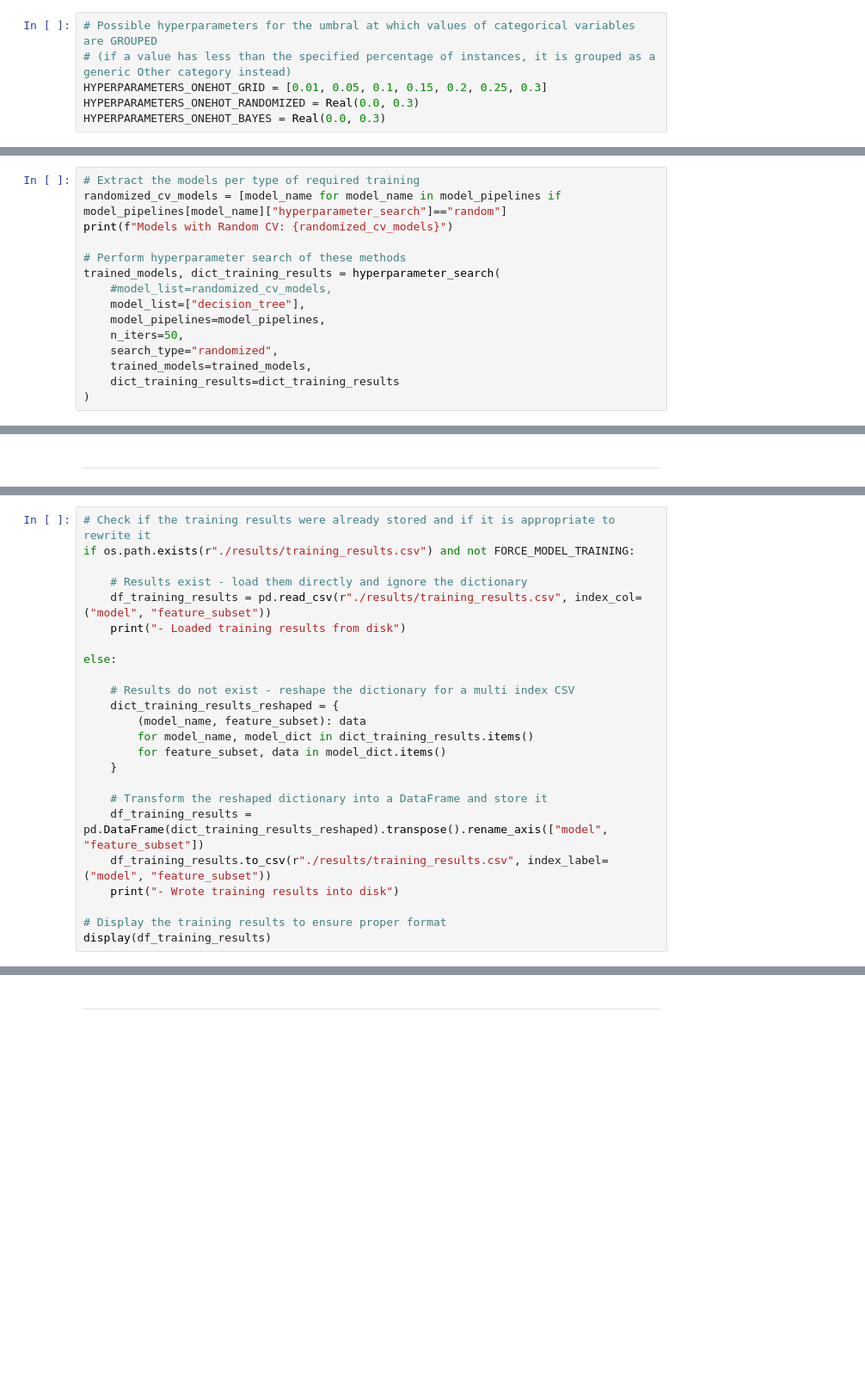
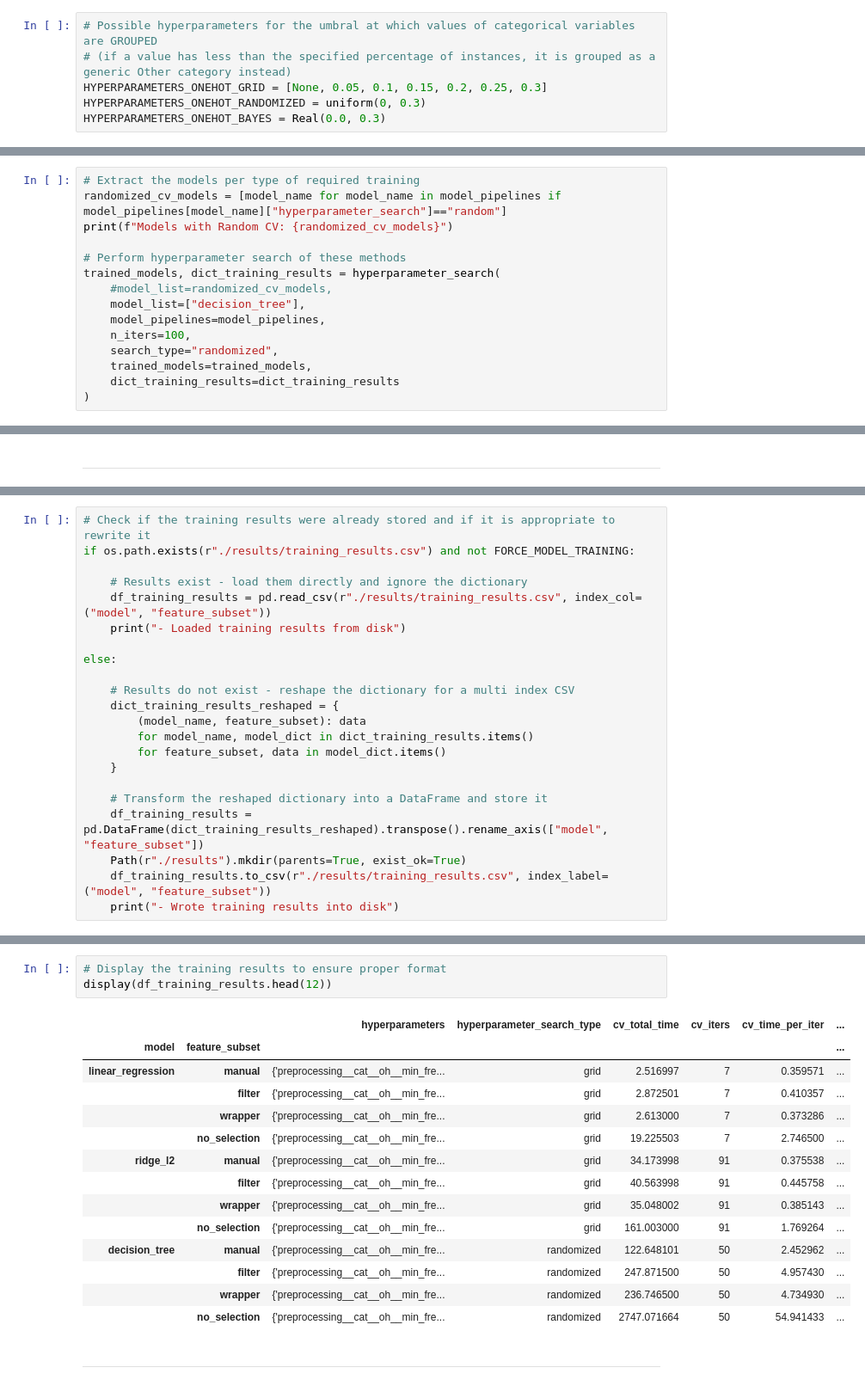
Before and after one commit to MoonDollLuna/cidaen_m5_thesis, a Jupyter notebook: WiDS Datathon 2024 C2 - Part 2 (Regression Models).ipynb, the cells around one changed output, grey strips where cells are left out. Shown at 86% size. Cells and saved outputs as stored; diff of their text form; blank space fills up the shorter version.

```diff
--- a/WiDS Datathon 2024 C2 - Part 2 (Regression Models).ipynb
+++ b/WiDS Datathon 2024 C2 - Part 2 (Regression Models).ipynb
@@ -1735,8 +1738,8 @@ En vez de añadir directamente los valores en cada uno de los diccionarios decla
 # %%
 # Possible hyperparameters for the umbral at which values of categorical variables are GROUPED
 # (if a value has less than the specified percentage of instances, it is grouped as a generic Other category instead)
-HYPERPARAMETERS_ONEHOT_GRID = [0.01, 0.05, 0.1, 0.15, 0.2, 0.25, 0.3]
-HYPERPARAMETERS_ONEHOT_RANDOMIZED = Real(0.0, 0.3)
+HYPERPARAMETERS_ONEHOT_GRID = [None, 0.05, 0.1, 0.15, 0.2, 0.25, 0.3]
+HYPERPARAMETERS_ONEHOT_RANDOMIZED = uniform(0, 0.3)
 HYPERPARAMETERS_ONEHOT_BAYES = Real(0.0, 0.3)
 # %% [markdown]
 #### **Métodos**
@@ -2022,7 +2046,7 @@ trained_models, dict_training_results = hyperparameter_search(
     #model_list=randomized_cv_models,
     model_list=["decision_tree"],
     model_pipelines=model_pipelines,
-    n_iters=50,
+    n_iters=100,
     search_type="randomized",
     trained_models=trained_models,
     dict_training_results=dict_training_results
@@ -2086,9 +2144,7 @@ else:
 
     # Transform the reshaped dictionary into a DataFrame and store it
     df_training_results = pd.DataFrame(dict_training_results_reshaped).transpose().rename_axis(["model", "feature_subset"])
+    Path(r"./results").mkdir(parents=True, exist_ok=True)
     df_training_results.to_csv(r"./results/training_results.csv", index_label=("model", "feature_subset"))
     print("- Wrote training results into disk")
-
-# Display the training results to ensure proper format
-display(df_training_results)
 # %% [output]
@@ -2106,3 +2154,21 @@ display(df_training_results)
+# %%
+# Display the training results to ensure proper format
+display(df_training_results.head(12))
+# %% [output]
+|  |  | hyperparameters | hyperparameter_search_type | cv_total_time | cv_iters | cv_time_per_iter | ... |
+| model | feature_subset |  |  |  |  |  | ... |
+| linear_regression | manual | {'preprocessing__cat__oh__min_fre... | grid | 2.516997 | 7 | 0.359571 | ... |
+|  | filter | {'preprocessing__cat__oh__min_fre... | grid | 2.872501 | 7 | 0.410357 | ... |
+|  | wrapper | {'preprocessing__cat__oh__min_fre... | grid | 2.613000 | 7 | 0.373286 | ... |
+|  | no_selection | {'preprocessing__cat__oh__min_fre... | grid | 19.225503 | 7 | 2.746500 | ... |
+| ridge_l2 | manual | {'preprocessing__cat__oh__min_fre... | grid | 34.173998 | 91 | 0.375538 | ... |
+|  | filter | {'preprocessing__cat__oh__min_fre... | grid | 40.563998 | 91 | 0.445758 | ... |
+|  | wrapper | {'preprocessing__cat__oh__min_fre... | grid | 35.048002 | 91 | 0.385143 | ... |
+|  | no_selection | {'preprocessing__cat__oh__min_fre... | grid | 161.003000 | 91 | 1.769264 | ... |
+| decision_tree | manual | {'preprocessing__cat__oh__min_fre... | randomized | 122.648101 | 50 | 2.452962 | ... |
+|  | filter | {'preprocessing__cat__oh__min_fre... | randomized | 247.871500 | 50 | 4.957430 | ... |
+|  | wrapper | {'preprocessing__cat__oh__min_fre... | randomized | 236.746500 | 50 | 4.734930 | ... |
+|  | no_selection | {'preprocessing__cat__oh__min_fre... | randomized | 2747.071664 | 50 | 54.941433 | ... |
 # %% [markdown]
 ---
 # %% [markdown]
```
Also changed, not shown: parts of 19 cells of this notebook, 1 other file.
